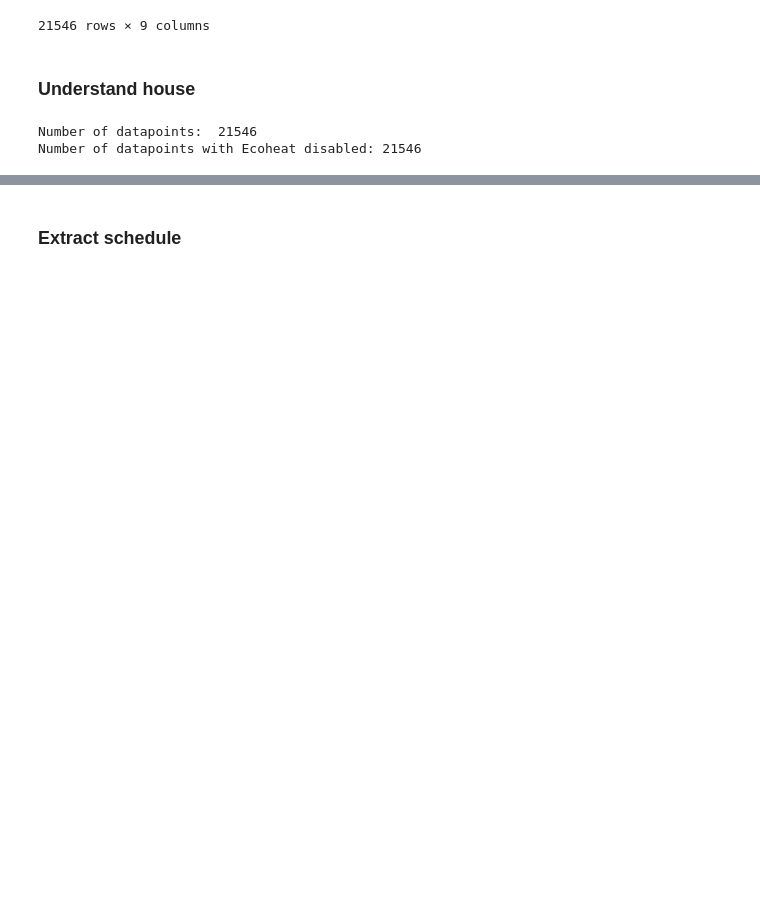
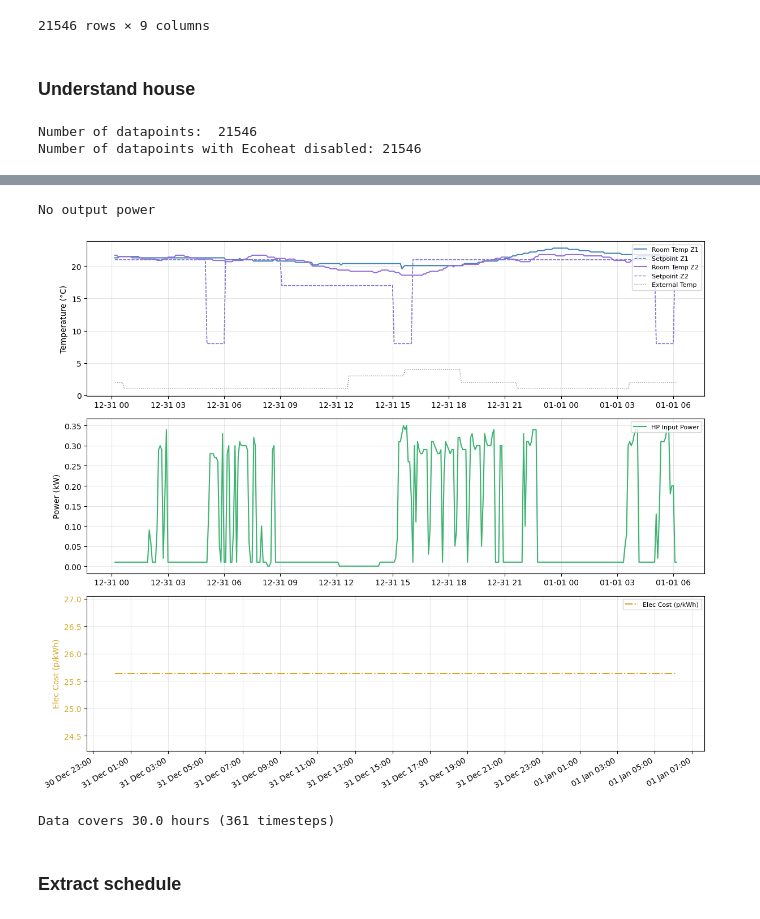
Before and after one commit to PracticeOrientedAICDT/PassivUK_Project_Spring_2026, a Jupyter notebook: explainable-AI/ecoheat_comparison.ipynb, the cells around one changed output, grey strips where cells are left out. Drawn from its saved outputs; the diff is of its cells as text; code cells hidden in the pictures; blank space fills up the shorter version.

```diff
--- a/explainable-AI/ecoheat_comparison.ipynb
+++ b/explainable-AI/ecoheat_comparison.ipynb
@@ -167,3 +182,11 @@ Data covers 30.0 hours (356 timesteps)
+# %%
+if zone_2:
+    num_zones = 2
+plot_temp_power(temp_df.loc[start_index:start_index+(30*60/5)], num_zones, 2)
+# %% [output]
+No output power
+[figure, added]
+Data covers 30.0 hours (361 timesteps)
 # %% [markdown]
 ### Extract schedule
 # %%
```
Also changed, not shown: parts of 13 cells of this notebook, 1 other file.
